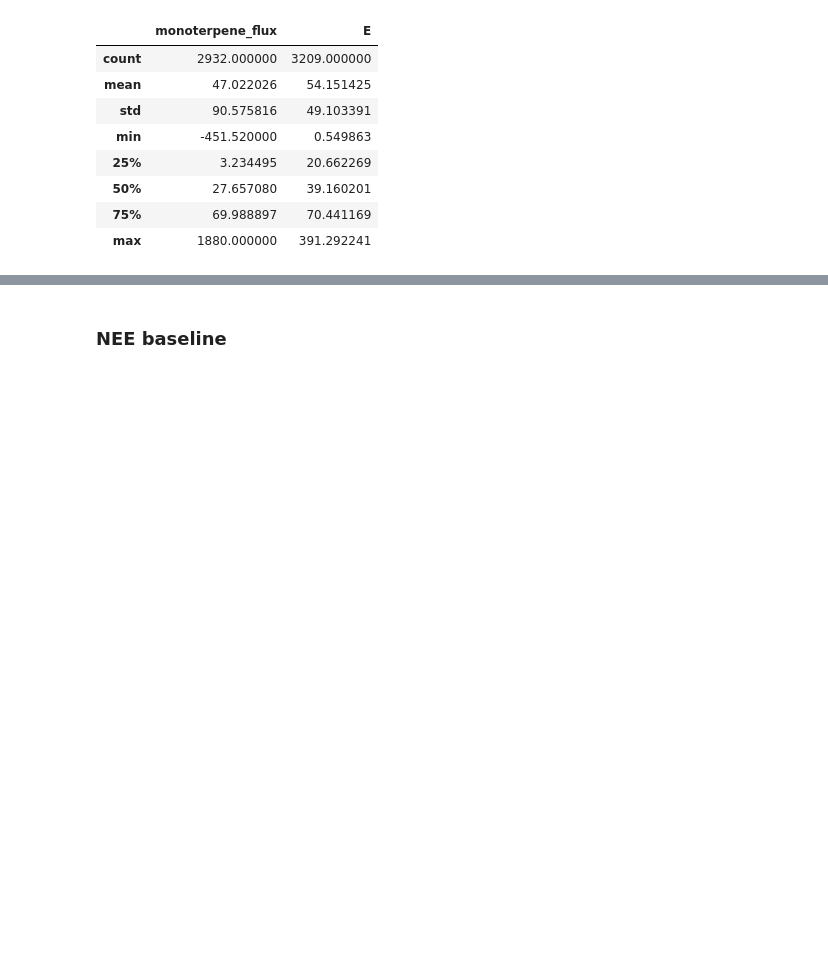
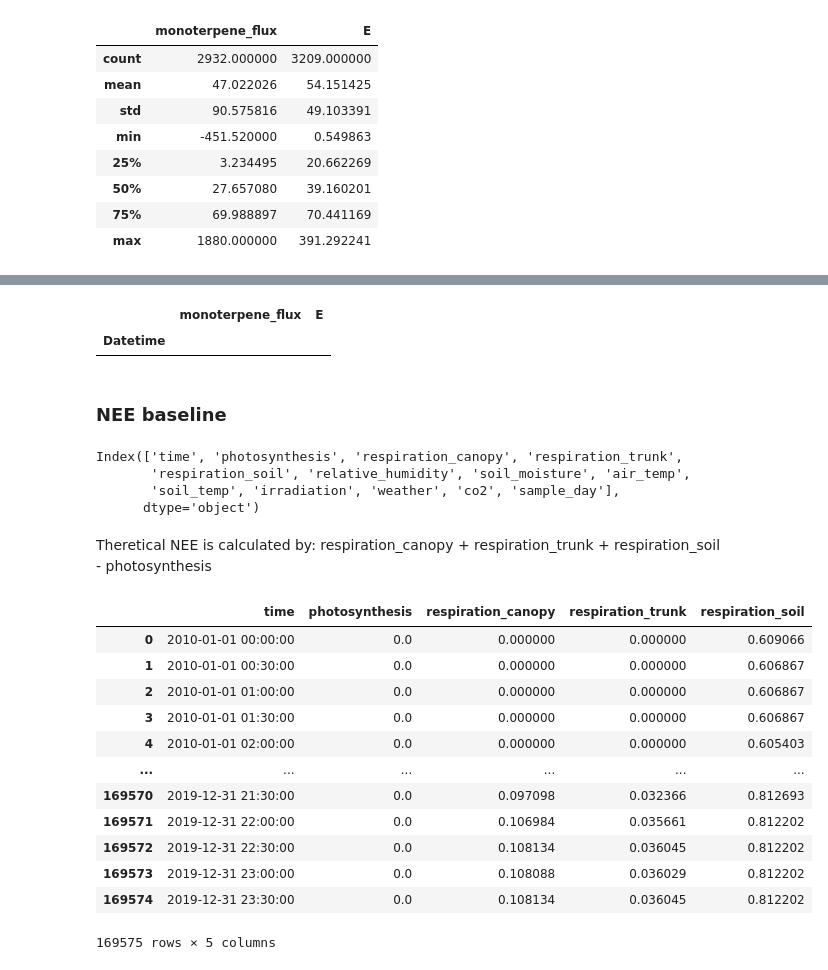
Before and after one commit to ramipiik/Data-Science-Project, a Jupyter notebook: Baseline.ipynb, the cells around one changed output, grey strips where cells are left out. Drawn from its saved outputs; the diff is of its cells as text; code cells hidden in the pictures; blank space fills up the shorter version.

```diff
--- a/Baseline.ipynb
+++ b/Baseline.ipynb
@@ -733,2 +752,7 @@ theoretical_MT.describe()
+# %%
+theoretical_MT[theoretical_MT['E'] < 0]
+# %% [output]
+|  | monoterpene_flux | E |
+| Datetime |  |  |
 # %% [markdown]
 ### NEE baseline
@@ -734,0 +761,27 @@ theoretical_MT.describe()
+# %%
+baseline_NEE.columns
+# %% [output]
+Index(['time', 'photosynthesis', 'respiration_canopy', 'respiration_trunk',
+       'respiration_soil', 'relative_humidity', 'soil_moisture', 'air_temp',
+       'soil_temp', 'irradiation', 'weather', 'co2', 'sample_day'],
+      dtype='object')
+# %% [markdown]
+Theretical NEE is calculated by: respiration_canopy + respiration_trunk + respiration_soil - photosynthesis
+# %%
+# Drop the columns that are not needed
+baseline_NEE = baseline_NEE.drop(columns=['relative_humidity', 'soil_moisture', 'air_temp','soil_temp', 'irradiation', 'weather', 'co2', 'sample_day'])
+baseline_NEE
+# %% [output]
+|  | time | photosynthesis | respiration_canopy | respiration_trunk | respiration_soil |
+| 0 | 2010-01-01 00:00:00 | 0.0 | 0.000000 | 0.000000 | 0.609066 |
+| 1 | 2010-01-01 00:30:00 | 0.0 | 0.000000 | 0.000000 | 0.606867 |
+| 2 | 2010-01-01 01:00:00 | 0.0 | 0.000000 | 0.000000 | 0.606867 |
+| 3 | 2010-01-01 01:30:00 | 0.0 | 0.000000 | 0.000000 | 0.606867 |
+| 4 | 2010-01-01 02:00:00 | 0.0 | 0.000000 | 0.000000 | 0.605403 |
+| ... | ... | ... | ... | ... | ... |
+| 169570 | 2019-12-31 21:30:00 | 0.0 | 0.097098 | 0.032366 | 0.812693 |
+| 169571 | 2019-12-31 22:00:00 | 0.0 | 0.106984 | 0.035661 | 0.812202 |
+| 169572 | 2019-12-31 22:30:00 | 0.0 | 0.108134 | 0.036045 | 0.812202 |
+| 169573 | 2019-12-31 23:00:00 | 0.0 | 0.108088 | 0.036029 | 0.812202 |
+| 169574 | 2019-12-31 23:30:00 | 0.0 | 0.108134 | 0.036045 | 0.812202 |
+169575 rows × 5 columns
```
Also changed, not shown: parts of 13 cells of this notebook.
